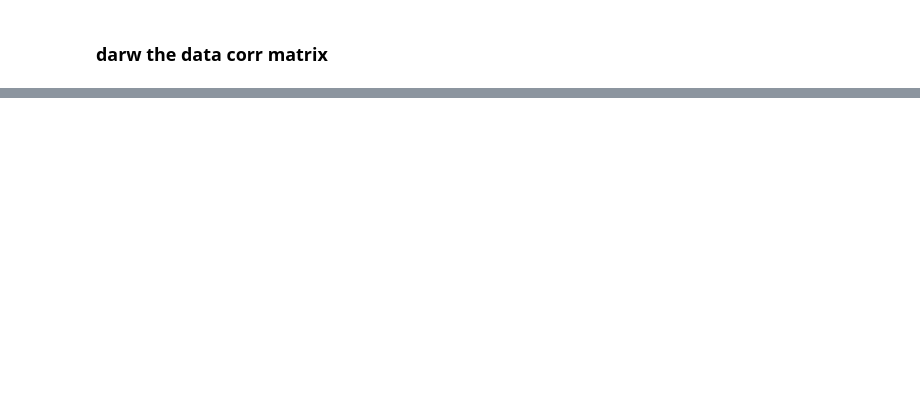
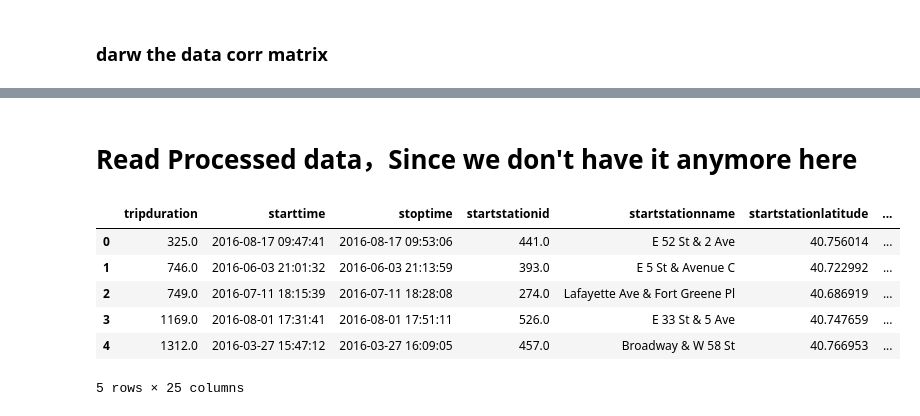
Before and after one commit to ChenZhu50/Trajectory_Research, a Jupyter notebook: NewYorkBikeShare2016/NewYork_2016.ipynb, the cells around one changed output, grey strips where cells are left out. Cells and saved outputs as stored; diff of their text form; code cells hidden in the pictures; blank space fills up the shorter version.

```diff
--- a/NewYorkBikeShare2016/NewYork_2016.ipynb
+++ b/NewYorkBikeShare2016/NewYork_2016.ipynb
@@ -470,0 +213,14 @@ Error:
+# %% [markdown]
+# Read Processed data，Since we don't have it anymore here
+# %%
+# read Processed data
+processed_data = pd.read_csv('processed_data.csv')
+processed_data.head()
+# %% [output]
+|  | tripduration | starttime | stoptime | startstationid | startstationname | startstationlatitude | ... |
+| 0 | 325.0 | 2016-08-17 09:47:41 | 2016-08-17 09:53:06 | 441.0 | E 52 St & 2 Ave | 40.756014 | ... |
+| 1 | 746.0 | 2016-06-03 21:01:32 | 2016-06-03 21:13:59 | 393.0 | E 5 St & Avenue C | 40.722992 | ... |
+| 2 | 749.0 | 2016-07-11 18:15:39 | 2016-07-11 18:28:08 | 274.0 | Lafayette Ave & Fort Greene Pl | 40.686919 | ... |
+| 3 | 1169.0 | 2016-08-01 17:31:41 | 2016-08-01 17:51:11 | 526.0 | E 33 St & 5 Ave | 40.747659 | ... |
+| 4 | 1312.0 | 2016-03-27 15:47:12 | 2016-03-27 16:09:05 | 457.0 | Broadway & W 58 St | 40.766953 | ... |
+5 rows × 25 columns
```
Also changed, not shown: parts of 64 cells of this notebook, 1 other file.
